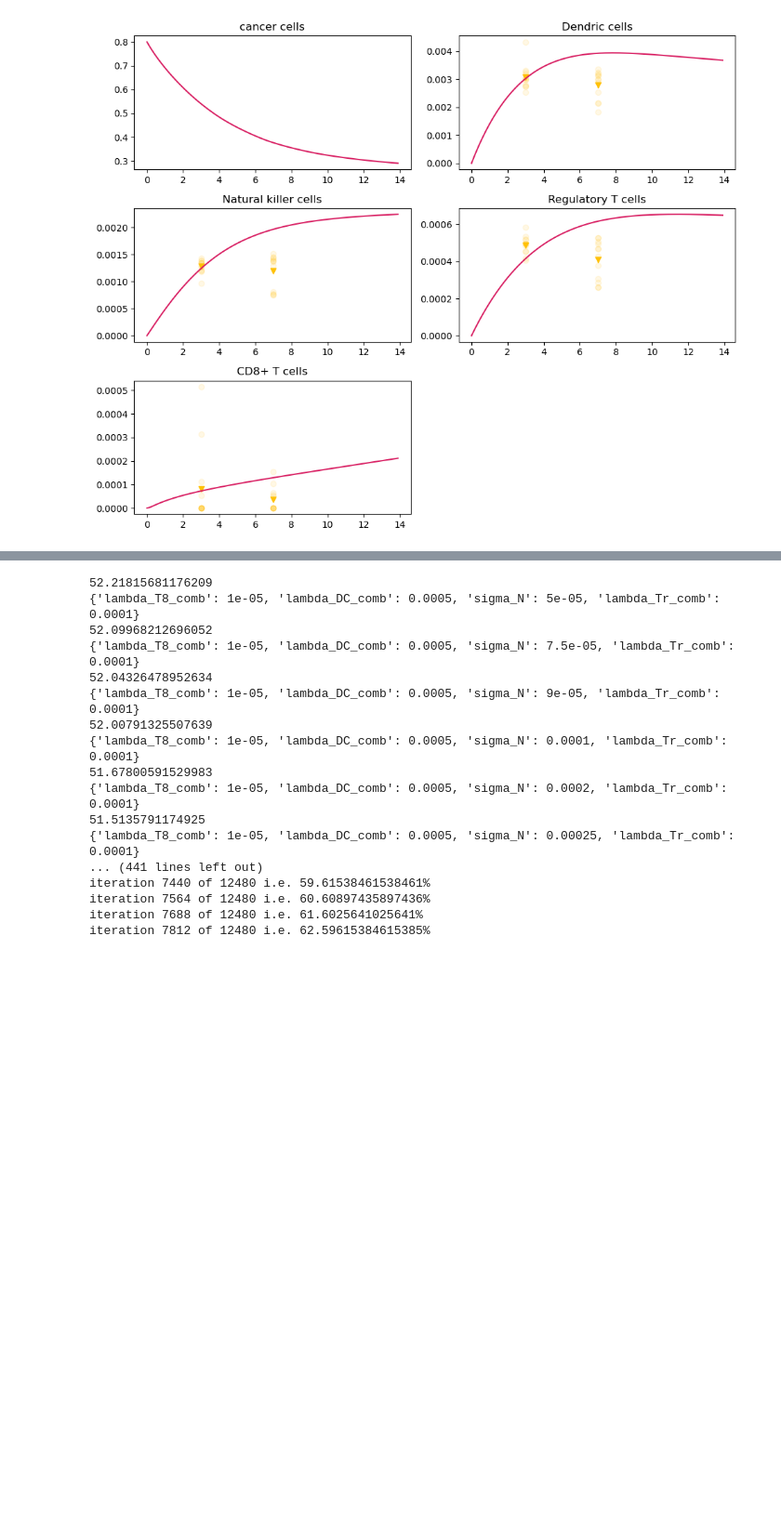
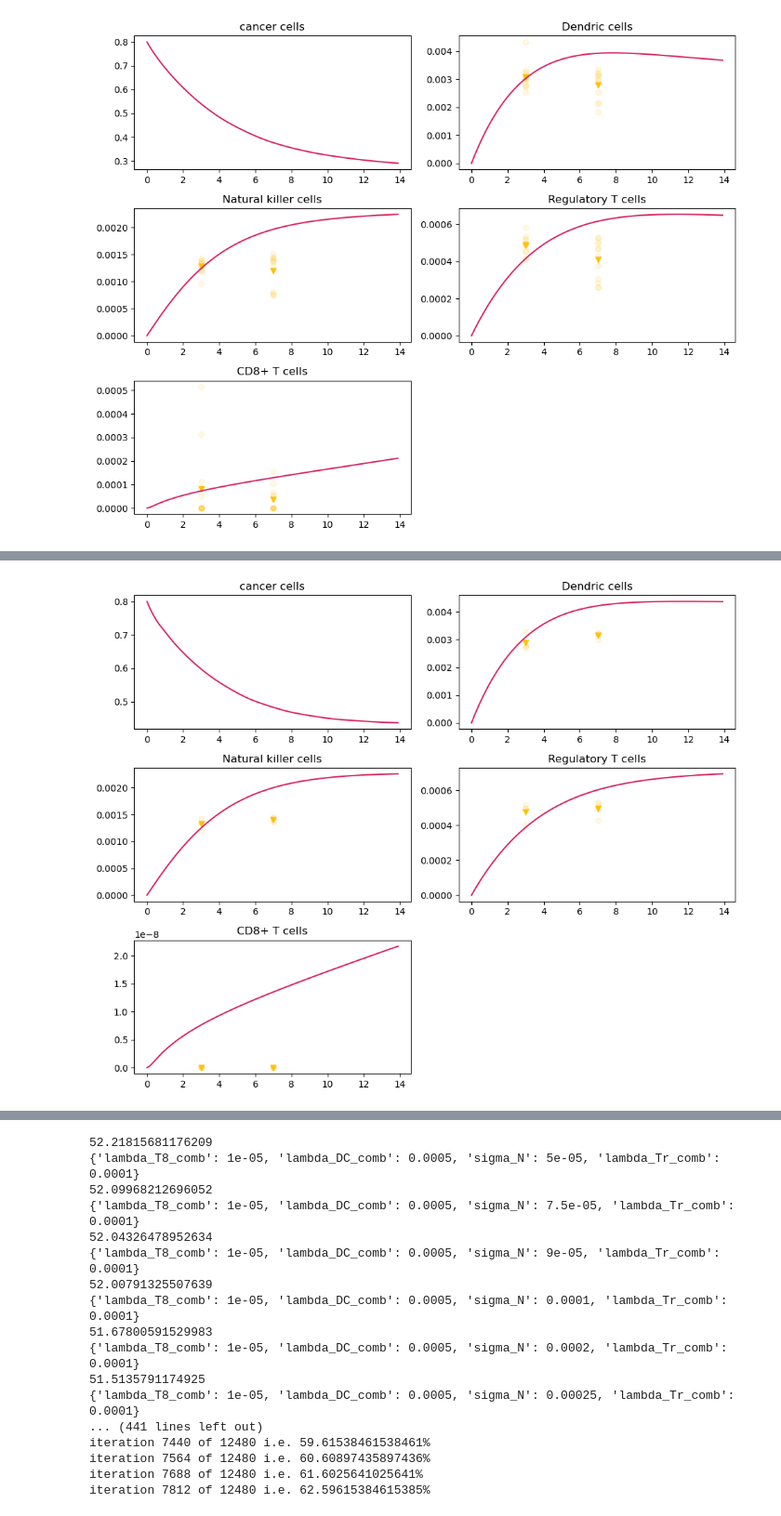
Before and after one commit to ZP-likes-coding/Cancer_immune_interaction, a Jupyter notebook: Fitting_T11.ipynb, the cells around one changed output, grey strips where cells are left out. Shown at 93% size. Drawn from its saved outputs; the diff is of its cells as text; code cells hidden in the pictures; blank space fills up the shorter version.

Commit message:
Fitted the model, can find parms at the end plot

```diff
--- a/Fitting_T11.ipynb
+++ b/Fitting_T11.ipynb
@@ -836,7 +838,7 @@ params_to_change = {'lambda_T8_comb':[1e-5,3e-5,4e-5,5e-5,6e-5,7e-5,8e-5,1e-4,7.
 # {'lambda_T8_comb': 3e-05, 'lambda_DC_comb': 0.0025, 'lambda_Tr_comb': 0.0003, 'sigma_N': 0.0005}
 params_to_change = {'lambda_T8_comb':[1e-5,2e-5,3e-5,3.5e-5,4e-5,6e-5,7e-5,8e-5,1e-4,7.5e-4,9e-4,1e-3,1.25e-3,1.5e-3,2e-3],'lambda_DC_comb':[5e-4,7.5e-4,95e-4,1e-3,1.2e-3,1.25e-3,1.3e-3,1.4e-3,1.5e-3,2.0e-3,2.25e-3,2.5e-3,2.75e-3,3.0e-3],'lambda_Tr_comb':[2.5e-4,2.75e-4,3e-4,4e-4,5e-4],'sigma_N':[5e-5,7.5e-5,9e-5,1e-4,2e-4,2.5e-4,2.75e-4,3e-4,3.25e-4,3.5e-4,4e-4,4.5e-4,5e-4,1e-3]}
 
-params = mutagen_params.copy()
+params = mutagen_best_params.copy()
 # %%
 import itertools
 import time
@@ -1015,7 +1010,7 @@ params_to_change = {'lambda_T8_comb':[1e-5,1e-4,7.5e-4,9e-4,1e-3,1.25e-3,1.5e-3,
 # {'lambda_T8_comb': 0.0001, 'lambda_DC_comb': 0.0025, 'lambda_Tr_comb': 0.0003, 'sigma_N': 0.0005}
 params_to_change = {'lambda_T8_comb':[1e-5,5e-5,1e-4,2e-4,4e-4,7.5e-4,9e-4,1e-3,1.25e-3,1.5e-3,2e-3],'lambda_DC_comb':[5e-4,7.5e-4,95e-4,1e-3,1.2e-3,1.25e-3,1.3e-3,1.4e-3,1.5e-3,2.0e-3,2.25e-4,2.5e-3,2.75e-3,3.0e-3],'lambda_Tr_comb':[1.5e-4,2e-4,2.5e-4,2.75e-4,3e-4,4e-4,5e-4],'sigma_N':[5e-5,7.5e-5,9e-5,1e-4,2e-4,2.5e-4,2.75e-4,3e-4,3.25e-4,3.5e-4,4e-4,5e-4,1e-3,2e-3]}
 # {'lambda_T8_comb': 0.0001, 'lambda_DC_comb': 0.0025, 'lambda_Tr_comb': 0.0003, 'sigma_N': 0.0005}
-params = mutagen_params.copy()
+params = mutagen_best_params.copy()
 # %%
 import itertools
 import time
@@ -1173,0 +1167,3 @@ plt.show()
+# %%
+#fitting no treatment no mutagen
+true_no_treatment_no_mutagen = np.array([no_treatment_no_mutagen_Ds[:2],no_treatment_no_mutagen_NKs[:2],no_treatment_no_mutagen_Tregs[:2],no_treatment_no_mutagen_T8s[:2]])
@@ -1173,0 +1292,59 @@ plt.show()
+# %%
+no_treatment_no_mutagen_best_params.update({'lambda_T8_comb': 1e-08, 'lambda_DC_comb': 0.0025, 'lambda_Tr_comb': 0.000275, 'sigma_N': 0.0005})
+# %%
+c1 = (216/255,27/255,96/255)
+c2 = (30/255,136/255,229/255)
+c3 = (255/255,193/255,7/255)
+c4 = (0/255,77/255,64/255)
+
+tspan = (0.0,14.0,)
+C_init     = no_treatment_no_mutagen_best_params['C_init']
+D_init     = no_treatment_no_mutagen_best_params['D_init']
+N_init     = no_treatment_no_mutagen_best_params['N_init']
+Tr_init    = no_treatment_no_mutagen_best_params['Tr_init']
+T8_init    = no_treatment_no_mutagen_best_params['T8_init']
+C0 = [C_init,D_init,N_init,Tr_init,T8_init]
+sol = solve_ivp(cancer_ode_parametrised,tspan,C0,args = (no_treatment_no_mutagen_best_params,),abs_tol = 1e-9,t_eval = np.arange(0.0,14.0,0.1,))
+t = sol.t
+y = sol.y
+
+
+fig,ax = plt.subplots(3,2,figsize = (10,8))
+cancer = ax[0,0]
+cancer.plot(t,y[0],color = c1)
+cancer.set_title('cancer cells')
+D_cells = ax[0,1]
+D_cells.plot(t,y[1],color = c1)
+D_cells.set_title('Dendric cells')
+D_cells.scatter([3.0,7.0],no_treatment_no_mutagen_Ds[:2],alpha=1.0,marker ='v',color = c3)
+D_cells.scatter(scatter_no_treatment_no_mutagen_times,scatter_no_treatment_no_mutagen_Ds,alpha=0.1,color = c3)
+
+
+NK_cells = ax[1,0]
+NK_cells.plot(t,y[2],color = c1)
+NK_cells.set_title('Natural killer cells')
+NK_cells.scatter(scatter_no_treatment_no_mutagen_times,scatter_no_treatment_no_mutagen_NKs,alpha=0.1,color = c3)
+NK_cells.scatter([3,7],no_treatment_no_mutagen_NKs[:2],alpha=1.0,marker ='v',color = c3)
+
+
+Treg = ax[1,1]
+Treg.plot(t,y[3],color = c1)
+Treg.set_title('Regulatory T cells')
+Treg.scatter(scatter_no_treatment_no_mutagen_times,scatter_no_treatment_no_mutagen_Tregs,alpha=0.1,color = c3)
+Treg.scatter([3,7],no_treatment_no_mutagen_Tregs[:2],alpha=1.0,marker ='v',color = c3)
+# {'lambda_C': 1.5, 'C_M': 0.8, 'eta_8': 328.25, 'eta_N': 300, 'd_C': 0.17, 'lambda_DC_comb': 0.0013, 'K_C': 0.4, 'd_D': 0.1, 'sigma_N': 0.00035, 'd_N': 0.22, 'gamma_N': 150, 'a_C': 0.5, 'beta_1': 0.4, 'beta_2': 0.0002, 'd_Tr': 0.2, 'lambda_Tr_comb': 0.0002, 'd_T8': 1e-05, 'lambda_T8_comb': 0.0001, 'K_Tr': 2.25e-05, 'K_D': 0.0004, 'C_init': 0.8, 'D_init': 0.0, 'N_init': 0.0, 'Tr_init': 0.0, 'T8_init': 0.0}
+T8 = ax[2,0]
+T8.plot(t,y[4],color = c1)
+T8.set_title('CD8+ T cells')
+T8.scatter(scatter_no_treatment_no_mutagen_times,scatter_no_treatment_no_mutagen_T8s,alpha=0.1,color = c3)
+T8.scatter([3,7],no_treatment_no_mutagen_T8s[:2],alpha=1.0,marker ='v',color = c3)
+
+
+extra_plot = ax[2,1]
+extra_plot.set_visible(False)
+
+
+plt.tight_layout()
+plt.show()
+# %% [output]
+[figure, added]
```
Also changed, not shown: parts of 15 cells of this notebook, 1 other file.
